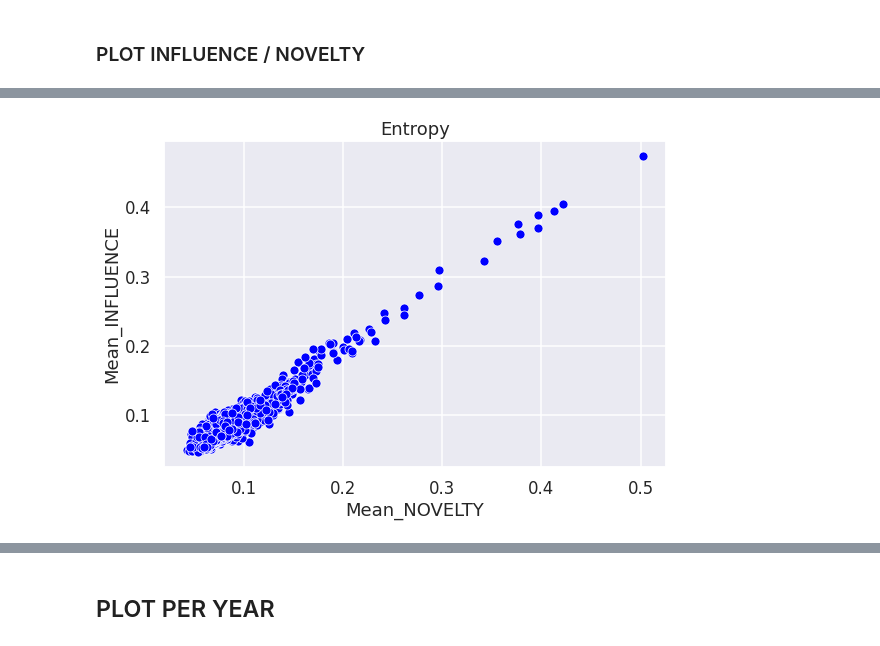
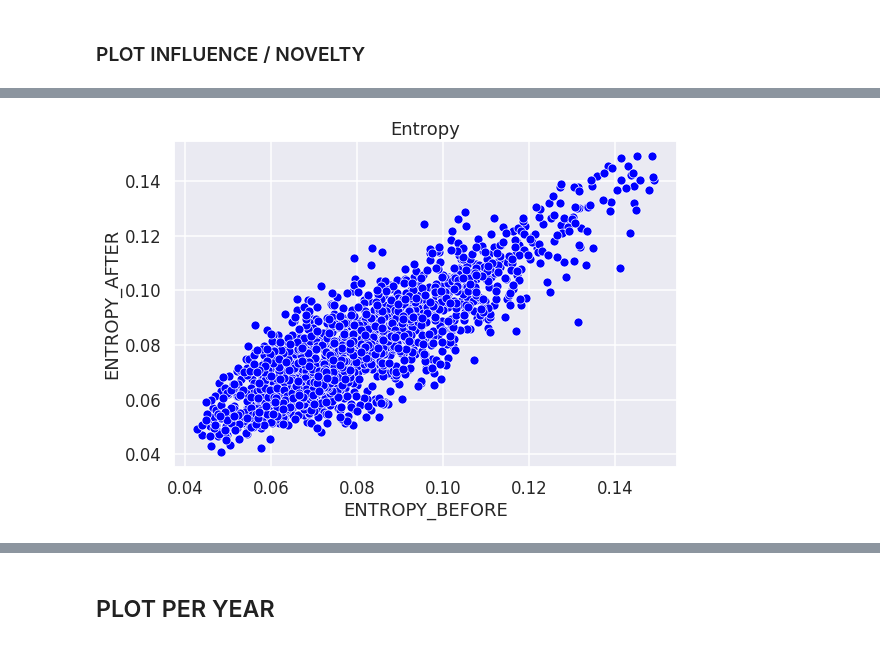
Before and after one commit to crazyjeannot/CHR_beyond_canonicity, a Jupyter notebook: modelize_change.ipynb, the cells around one changed output, grey strips where cells are left out. Saved outputs shown, nothing was run; the diff lists cells and outputs as text; code cells hidden in the pictures.

```diff
--- a/modelize_change.ipynb
+++ b/modelize_change.ipynb
@@ -88,0 +269,3 @@ NOVELTY, INFLUENCE, novels, dates = calculate_entropy(df_MAIN_dated, 35, 1811, 2
+# %%
+# COHORT VS COHORT SIMILARITY VERSION
+SIM_BEFORE, SIM_AFTER, novels, dates, birth_dates = get_similarity(df, 30, 1751, 1992)
@@ -105,0 +303,2 @@ faulty entropy values :  323
+# %%
+net_novels_nov, net_dates_nov, net_NOVELTY = net_entropy(novels, birth_dates, NOVELTY)#birth_dates, dates
@@ -106,5 +307,5 @@ faulty entropy values :  323
 # %%
 data_nov = pd.DataFrame({'Index': net_novels_nov, 'Date': net_dates_nov, 'Mean_NOVELTY': net_NOVELTY})
 # %%
-net_novels_inf, net_dates_inf, net_INFLUENCE = net_entropy(novels, dates, INFLUENCE)
+net_novels_inf, net_dates_inf, net_INFLUENCE = net_entropy(novels, birth_dates, INFLUENCE)#birth_dates, dates
 # %% [output]
@@ -182,14 +555,16 @@ merged_df
+# %%
+good_df = merged_df[(merged_df['Mean_NOVELTY']<0.15) & (merged_df['Mean_INFLUENCE']<0.15)]# to modify to fit 0.8 text, 0.2 cvc,
 # %%
 plt.figure(figsize=(9,6))
 ax = plt.subplot()
 ax.set_title('Entropy')
 
-ax = sns.scatterplot(data=merged_df, x="Mean_NOVELTY", y="Mean_INFLUENCE", color='blue', ax=ax)
+ax = sns.scatterplot(data=good_df, x="Mean_NOVELTY", y="Mean_INFLUENCE", color='blue', ax=ax)
 
-ax.set_xlabel('Mean_NOVELTY')
-ax.set_ylabel('Mean_INFLUENCE')
+ax.set_xlabel('ENTROPY_BEFORE')
+ax.set_ylabel('ENTROPY_AFTER')
 
 plt.show()
 # %% [output]
-[figure, old version]
+[figure, new version]
 # %%
```
Also changed, not shown: parts of 127 cells of this notebook, 2 other files.
